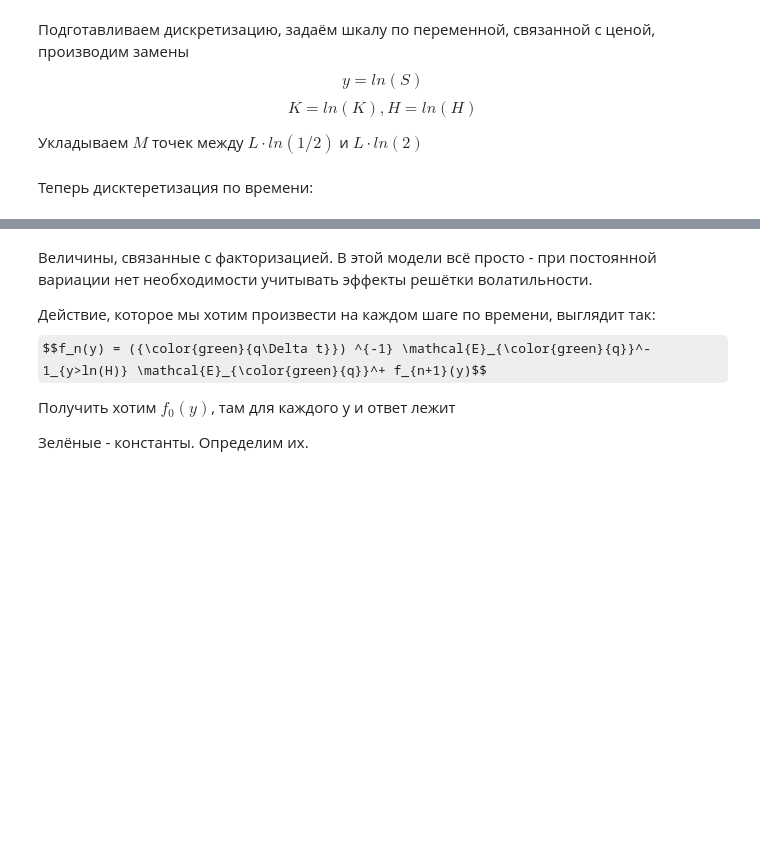
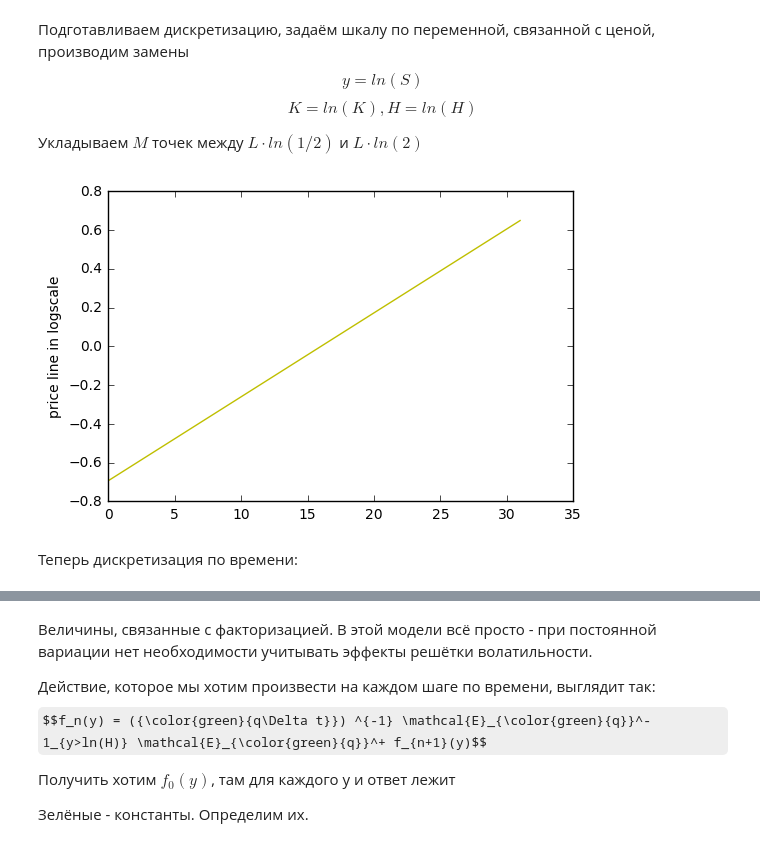
Before and after one commit to inwise/wh-barrier-python, a Jupyter notebook: BS, new mex factorization formulae.ipynb, the cells around one changed output, grey strips where cells are left out. Drawn from its saved outputs; the diff is of its cells as text; code cells hidden in the pictures; some formulas as TeX source; blank space fills up the shorter version.

```diff
--- a/BS, new mex factorization formulae.ipynb
+++ b/BS, new mex factorization formulae.ipynb
@@ -55,18 +54,24 @@ $$ K = ln(K), H = ln(H) $$
 Укладываем $M$ точек между $L \cdot ln(1/2)$  и $ L \cdot ln(2) $
 # %%
 # constants in log scale for price, by Zanette
-M = 2**10  # number of points in price grid
+M = 2**5  # number of points in price grid
 L = 1  # scaling coefficient
 y_min = L * log(0.5)
 y_max = L * log(2.0)
 d = (y_max - y_min) / M  # discretization step
 K = log(K_original/H_original)
 H = log(H_original/H_original)
 y_space = []  # prices array
 for p_elem_index in range(M):
     y_space.append(y_min + p_elem_index * d)
+
+plt.plot(y_space, color = 'y')
+plt.ylabel('price line in logscale')
+plt.show()
+# %% [output]
+[figure, added]
 # %% [markdown]
-Теперь дисктеретизация по времени:
+Теперь дискретизация по времени:
 # %%
 original_prices_array = H_original * exp(y_space)
 # time discretization
```
Also changed, not shown: parts of 16 cells of this notebook.
